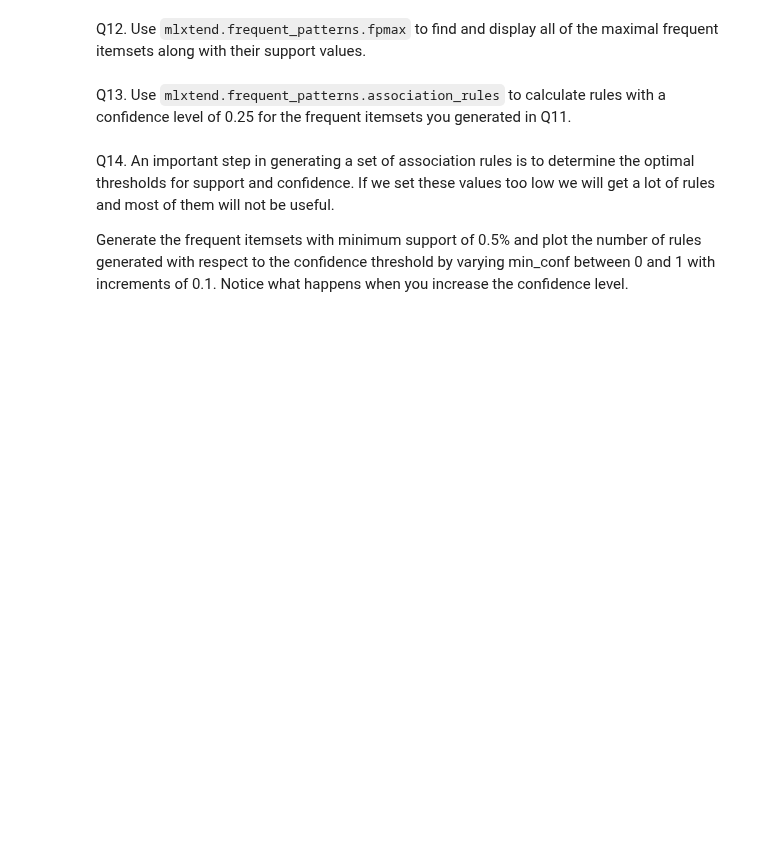
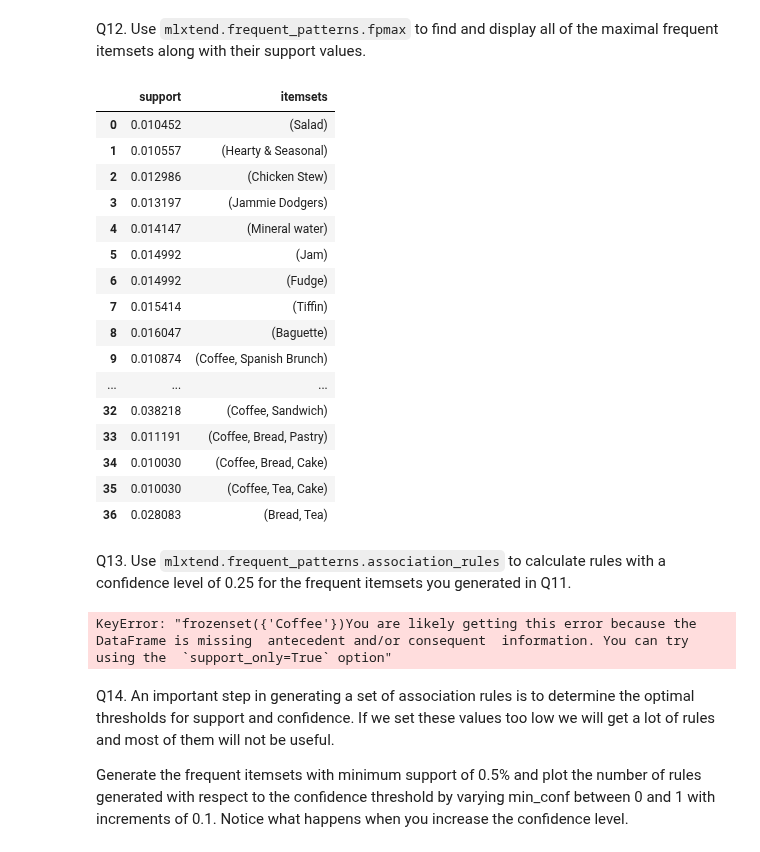
Before and after one commit to aJimenez19037/CS363M-HW, a Jupyter notebook: HW6/HW 6 - Q-Learning & Association Analysis.ipynb, the cells around one changed output. Drawn from its saved outputs; the diff is of its cells as text; code cells hidden in the pictures; blank space fills up the shorter version.

```diff
--- a/HW6/HW 6 - Q-Learning & Association Analysis.ipynb
+++ b/HW6/HW 6 - Q-Learning & Association Analysis.ipynb
@@ -482,2 +613,25 @@ Q12. Use `mlxtend.frequent_patterns.fpmax` to find and display all of the maxima
+# %%
+# your code goes here
+from mlxtend.frequent_patterns import fpmax
+freq = fpmax(df, min_support=0.01, use_colnames=True)
+display(freq)
+# %% [output]
+|  | support | itemsets |
+| 0 | 0.010452 | (Salad) |
+| 1 | 0.010557 | (Hearty & Seasonal) |
+| 2 | 0.012986 | (Chicken Stew) |
+| 3 | 0.013197 | (Jammie Dodgers) |
+| 4 | 0.014147 | (Mineral water) |
+| 5 | 0.014992 | (Jam) |
+| 6 | 0.014992 | (Fudge) |
+| 7 | 0.015414 | (Tiffin) |
+| 8 | 0.016047 | (Baguette) |
+| 9 | 0.010874 | (Coffee, Spanish Brunch) |
+| ... | ... | ... |
+| 32 | 0.038218 | (Coffee, Sandwich) |
+| 33 | 0.011191 | (Coffee, Bread, Pastry) |
+| 34 | 0.010030 | (Coffee, Bread, Cake) |
+| 35 | 0.010030 | (Coffee, Tea, Cake) |
+| 36 | 0.028083 | (Bread, Tea) |
 # %% [markdown]
 Q13. Use `mlxtend.frequent_patterns.association_rules` to calculate rules with a confidence level of 0.25 for the frequent itemsets you generated in Q11.
@@ -486,3 +638,10 @@ Q13. Use `mlxtend.frequent_patterns.association_rules` to calculate rules with a
+# %%
+# your code goes here
+from mlxtend.frequent_patterns import association_rules
+
+association_rules(freq, len(freq), metric="confidence", min_threshold=0.25)
+# %% [output]
+KeyError: "frozenset({'Coffee'})You are likely getting this error because the DataFrame is missing  antecedent and/or consequent  information. You can try using the  `support_only=True` option"
 # %% [markdown]
 Q14. An important step in generating a set of association rules is to determine the optimal thresholds for support and confidence. If we set these values too low we will get a lot of rules and most of them will not be useful.
 
```
Also changed, not shown: parts of 12 cells of this notebook.
